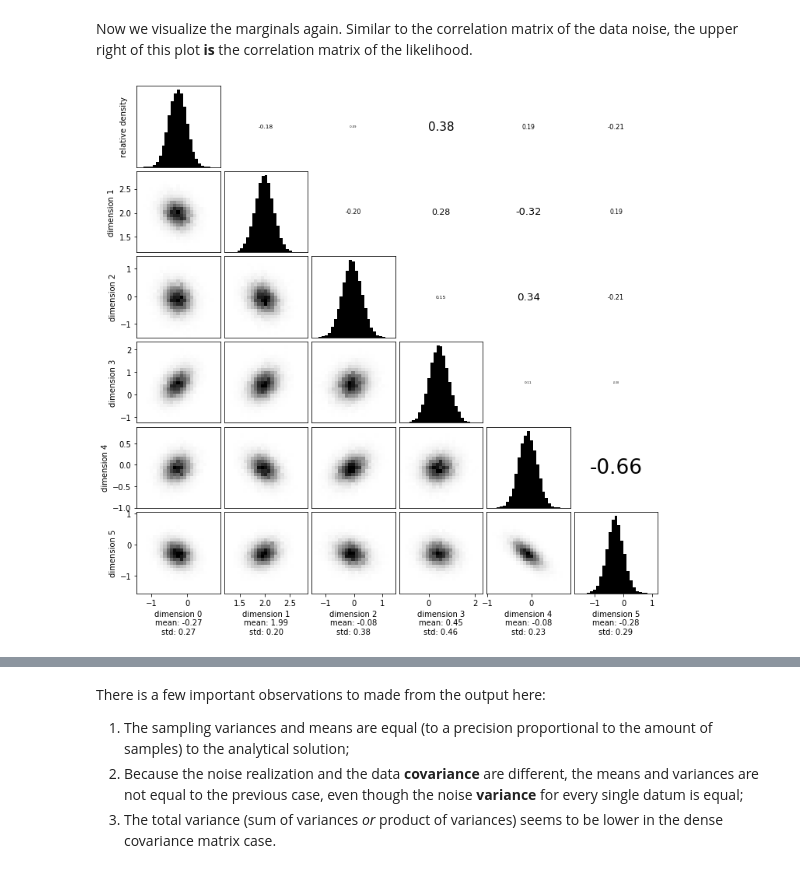
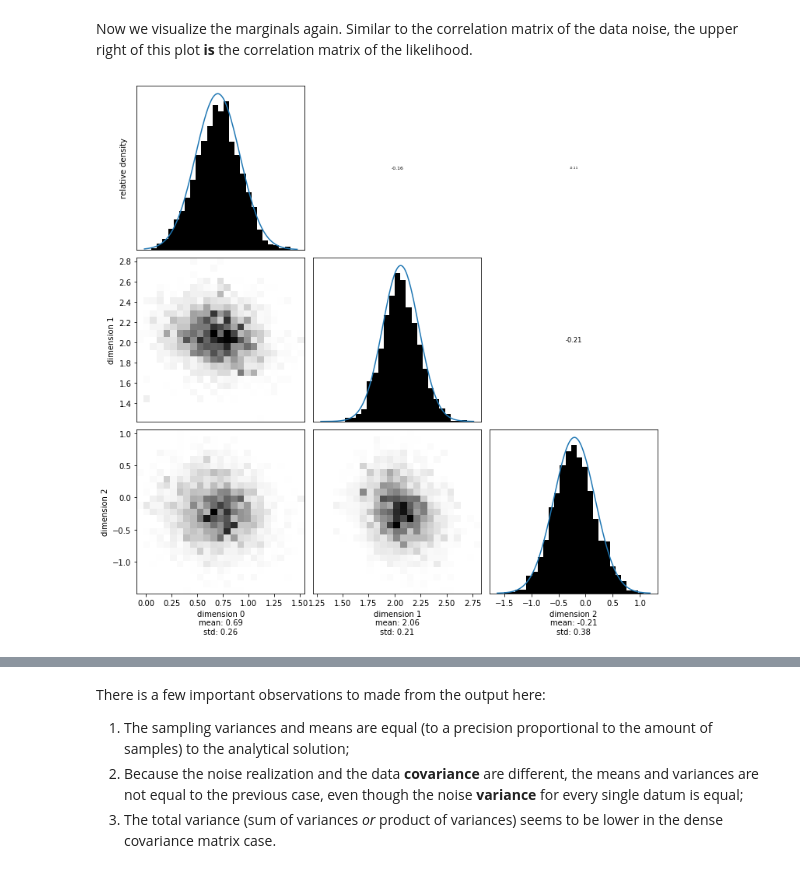
Before and after one commit to larsgeb/hmclab, a Jupyter notebook: examples/notebooks/2 - Gaussian inverse problems - sparse forward operator.ipynb, the cells around one changed output, grey strips where cells are left out. Saved outputs shown, nothing was run; the diff lists cells and outputs as text; code cells hidden in the pictures.

```diff
--- a/examples/notebooks/2 - Gaussian inverse problems - sparse forward operator.ipynb
+++ b/examples/notebooks/2 - Gaussian inverse problems - sparse forward operator.ipynb
@@ -356,29 +352,27 @@ Silently overwriting samples file (bin_samples/tutorial_2_dense_covariance.h5) i
 # %% [markdown]
 Now we visualize the marginals again. Similar to the correlation matrix of the data noise, the upper right of this plot **is** the correlation matrix of the likelihood.
 # %%
-with hmc_tomography.Post.Samples(
+with hmc_tomography.Samples(
     "bin_samples/tutorial_2_dense_covariance.h5", burn_in=100
 ) as samples:
 
-    hmc_tomography.Post.Visualization.marginal_grid(
-        samples,
-        [0, 1, 2, 3, 4, 5],
-        figsize=(12, 12),  # Mind the ZERO INDEXED dimensions.
+    hmc_tomography.Visualization.marginal_grid(
+        samples, [0, 1, 2], figsize=(12, 12),  # Mind the ZERO INDEXED dimensions.
     )
 
     sampling_dense_MEAN = numpy.mean(samples[:-1, :], axis=1)
 
     sampling_dense_COV = numpy.cov(samples[:-1, :])
 
     sampling_dense_SIGMA = numpy.diag(numpy.diag(sampling_dense_COV) ** 0.5)
 
     sampling_dense_COR = (
         numpy.linalg.inv(sampling_dense_SIGMA)
         @ sampling_dense_COV
         @ numpy.linalg.inv(sampling_dense_SIGMA)
     )
 # %% [output]
-[figure, old version]
+[figure, new version]
 # %%
 fig, ax = plt.subplots(figsize=(12, 6))
 
```
Also changed, not shown: parts of 15 cells of this notebook, 12 other files.
